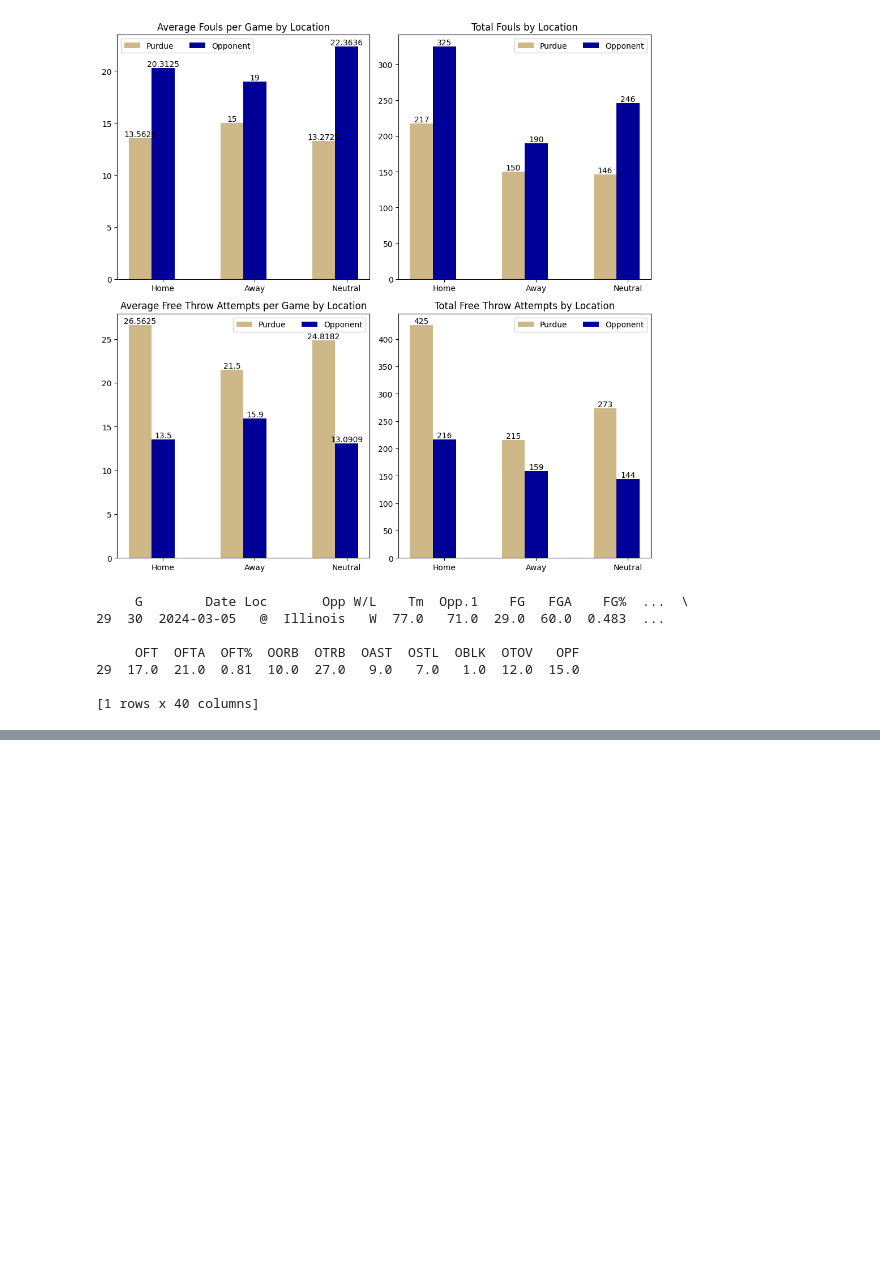
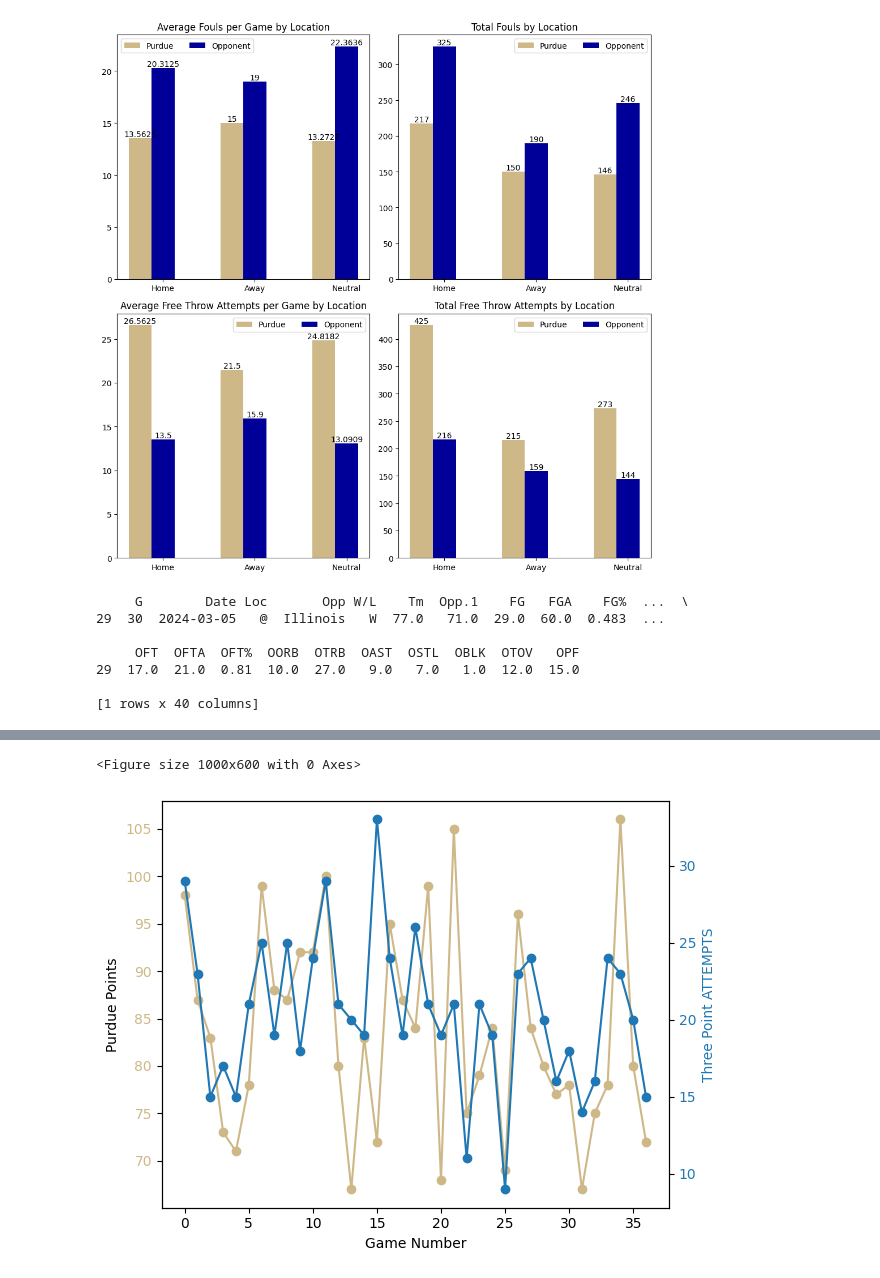
Before and after one commit to wonderrxjr/Data-Parsing, a Jupyter notebook: purdue_data.ipynb, the cells around one changed output, grey strips where cells are left out. Drawn from its saved outputs; the diff is of its cells as text; code cells hidden in the pictures; blank space fills up the shorter version.

```diff
--- a/purdue_data.ipynb
+++ b/purdue_data.ipynb
@@ -248,0 +330,23 @@ print(data[data['PF'] > data['OPF']])
+# %%
+plt.figure(figsize=(10,6))
+
+fig, ax1 = plt.subplots()
+
+color = '#CEB888'
+ax1.plot(data['Tm'], color=color, marker='o')
+ax1.set_ylabel('Purdue Points')
+ax1.set_xlabel('Game Number')
+ax1.tick_params(axis='y', labelcolor=color)
+
+ax2 = ax1.twinx()
+
+color = 'tab:blue'
+ax2.plot(data['3PA'], marker='o', color=color)
+ax2.set_ylabel('Three Point ATTEMPTS', color=color)
+ax2.tick_params(axis='y', labelcolor=color)
+
+fig.tight_layout()
+plt.show()
+# %% [output]
+<Figure size 1000x600 with 0 Axes>
+[figure, added]
```
Also changed, not shown: parts of 5 cells of this notebook.
